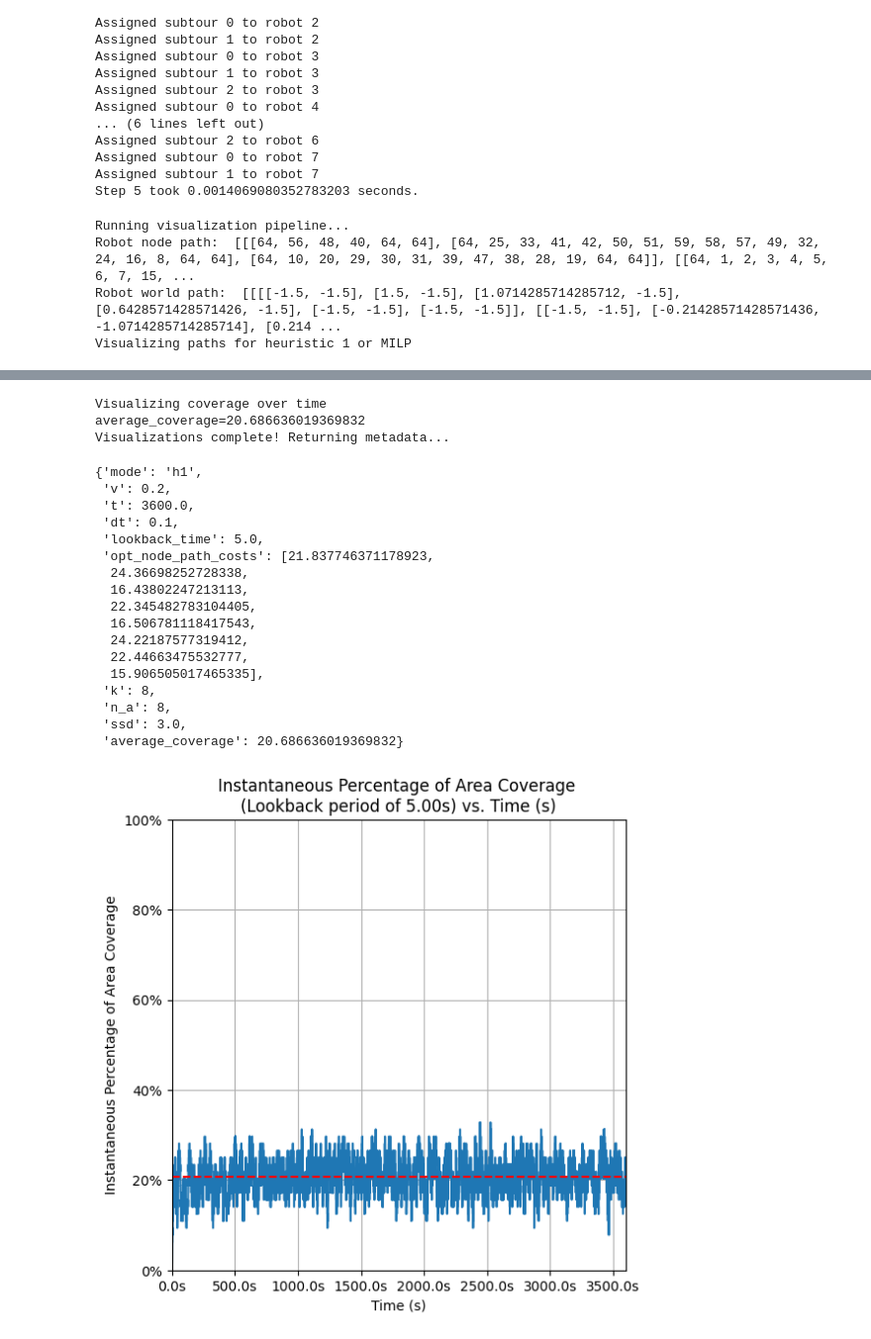
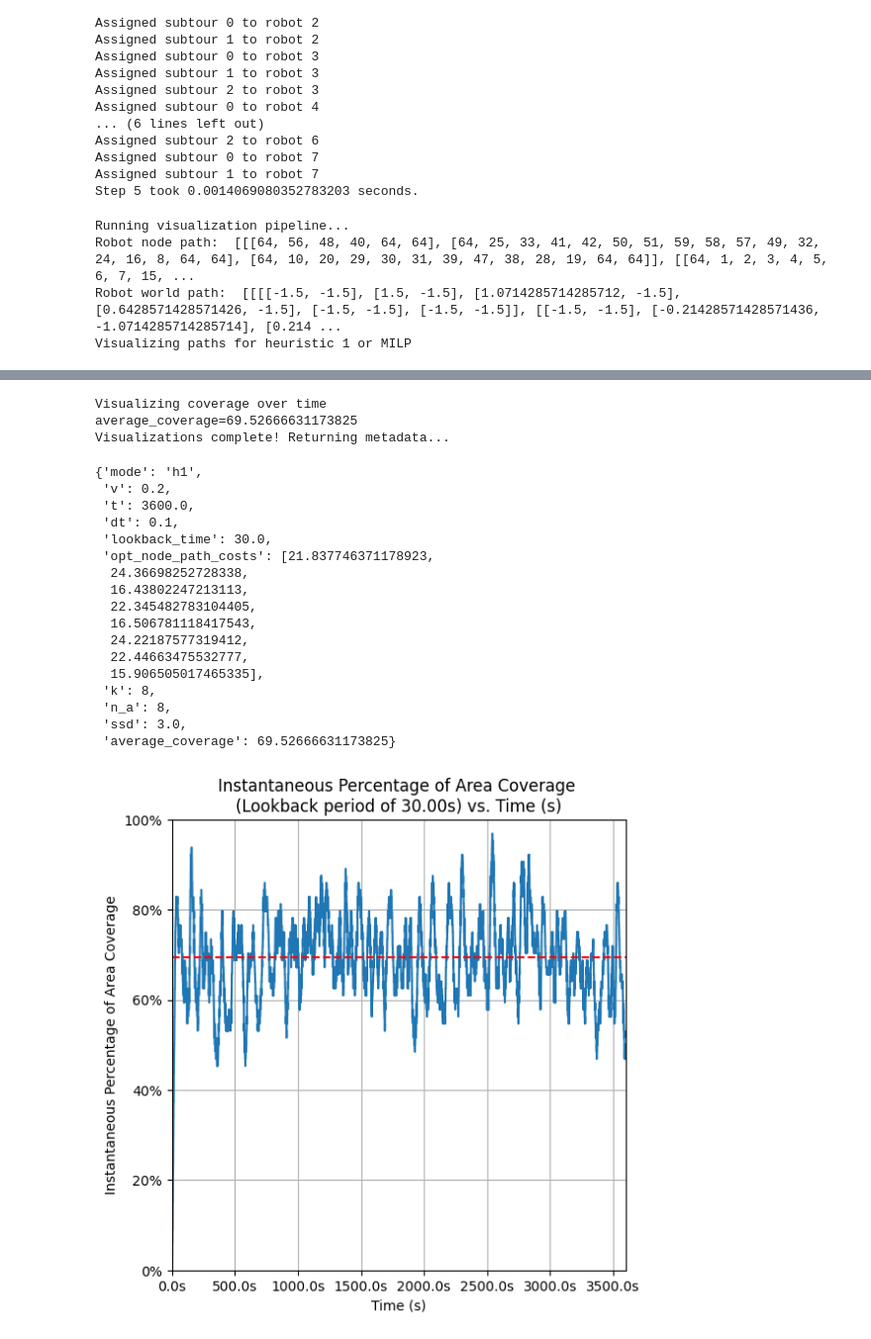
Before and after one commit to nestlab-bae-mqp-2024/mrpcp-solvers, a Jupyter notebook: src/heuristic_attempts/yasars_heuristic_attempts/yasars_heuristic_attempt.ipynb, the cells around one changed output, grey strips where cells are left out. Shown at 99% size. Drawn from its saved outputs; the diff is of its cells as text; code cells hidden in the pictures.

```diff
--- a/src/heuristic_attempts/yasars_heuristic_attempts/yasars_heuristic_attempt.ipynb
+++ b/src/heuristic_attempts/yasars_heuristic_attempts/yasars_heuristic_attempt.ipynb
@@ -340,7 +340,7 @@ metadata = {"mode": "h1",
             "v": 0.2,
             "t": 3600.,
             "dt": 0.1,
-            "lookback_time": 5.,
+            "lookback_time": 30.,
             "opt_node_path_costs": opt_node_path_costs,
             "k": min(k, len(opt_node_paths)),
             "n_a": n,
@@ -360,34 +360,34 @@ Visualizing paths for heuristic 1 or MILP
   [-1.14186877e+00 -9.62803161e-01  3.59990000e+03]
   [-1.15296278e+00 -9.79444167e-01  3.60000000e+03]]
 
  [[-1.50000000e+00 -1.50000000e+00  0.00000000e+00]
   [-1.50000000e+00 -1.48000000e+00  0.00000000e+00]
   [-1.50000000e+00 -1.46000000e+00  1.00000000e-01]
   ...
 ... (33 lines left out)
   ...
   [ 9.85052915e-01  1.41362434e+00  3.59980000e+03]
   [ 9.70910779e-01  1.39948221e+00  3.59990000e+03]
   [ 9.56768644e-01  1.38534007e+00  3.60000000e+03]]]
 [figure]
 Visualizing coverage over time
-average_coverage=20.686636019369832
+average_coverage=69.52666631173825
 Visualizations complete! Returning metadata...
 {'mode': 'h1',
  'v': 0.2,
  't': 3600.0,
  'dt': 0.1,
- 'lookback_time': 5.0,
+ 'lookback_time': 30.0,
  'opt_node_path_costs': [21.837746371178923,
   24.36698252728338,
   16.43802247213113,
   22.345482783104405,
   16.506781118417543,
   24.22187577319412,
   22.44663475532777,
   15.906505017465335],
  'k': 8,
  'n_a': 8,
  'ssd': 3.0,
- 'average_coverage': 20.686636019369832}
+ 'average_coverage': 69.52666631173825}
-[figure, old version]
+[figure, new version]
```
